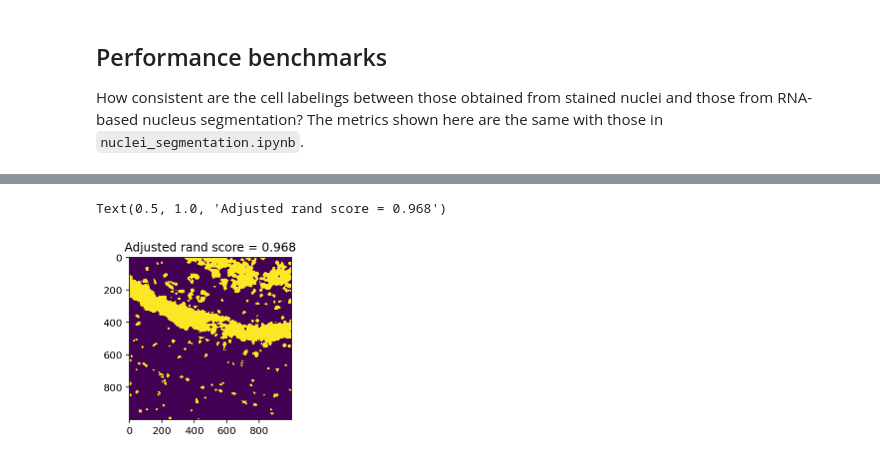
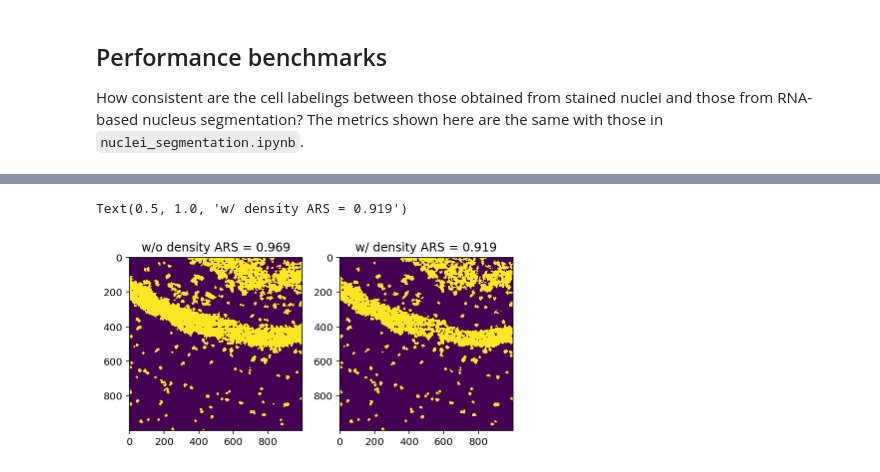
Before and after one commit to aristoteleo/spateo-notebooks, a Jupyter notebook: segmentation/cell_segmentation.ipynb, the cells around one changed output, grey strips where cells are left out. Saved outputs shown, nothing was run; the diff lists cells and outputs as text; code cells hidden in the pictures.

```diff
--- a/segmentation/cell_segmentation.ipynb
+++ b/segmentation/cell_segmentation.ipynb
@@ -124,0 +135,8 @@ with gzip.open('data/SS200000135TL_cell_labels.npz.gz', 'w') as f:
+# %%
+bins = st.pp.segmentation.segment_densities(total_bin, 5, distance_threshold=4)
+
+fig, axes = plt.subplots(ncols=2, figsize=(6, 3), tight_layout=True)
+axes[0].imshow(intronic_bin.A, vmin=0, vmax=200)
+axes[0].set_title('binned total')
+axes[1].imshow(skimage.color.label2rgb(bins))
+axes[1].set_title('UMI density clusters')
@@ -124,0 +172,10 @@ with gzip.open('data/SS200000135TL_cell_labels.npz.gz', 'w') as f:
+# %%
+est_density_watershed = st.pp.segmentation.label.watershed(total, est_density_cell_mask, nuclei_labels, 11)
+est_density_enlarged = st.pp.segmentation.label.expand_labels(est_density_watershed, 5, 400)
+
+fig, axes = plt.subplots(ncols=2, figsize=(6, 3), tight_layout=True)
+axes[0].imshow(skimage.color.label2rgb(est_density_watershed))
+axes[0].set_title('watershed')
+
+axes[1].imshow(skimage.color.label2rgb(est_density_enlarged))
+axes[1].set_title('enlarged')
@@ -125,15 +185,22 @@ with gzip.open('data/SS200000135TL_cell_labels.npz.gz', 'w') as f:
+# %%
+with gzip.open('data/SS200000135TL_cell_density_labels.npz.gz', 'w') as f:
+    np.save(f, est_density_enlarged)
 # %% [markdown]
 ## Performance benchmarks
 
 How consistent are the cell labelings between those obtained from stained nuclei and those from RNA-based nucleus segmentation? The metrics shown here are the same with those in `nuclei_segmentation.ipynb`.
 # %%
-fig, axes = plt.subplots(ncols=2, figsize=(6, 3), tight_layout=True)
+fig, axes = plt.subplots(ncols=3, figsize=(9, 3), tight_layout=True)
 enlarged_mask = enlarged > 0
 est_enlarged_mask = est_enlarged > 0
+est_density_enlarged_mask = est_density_enlarged > 0
 
 axes[0].imshow(enlarged_mask)
 axes[0].set_title('staining mask')
 
 axes[1].imshow(est_enlarged_mask)
 axes[1].set_title('RNA mask')
+
+axes[2].imshow(est_density_enlarged_mask)
+axes[2].set_title('RNA mask with density')
 # %% [output]
@@ -190,12 +287,20 @@ Text(0.5, 1.0, 'RNA labels')
 # %%
-mask = (enlarged > 0) & (est_enlarged > 0)
+mask = (enlarged_mask) & (est_enlarged_mask)
 ars = sklearn.metrics.adjusted_rand_score(
     enlarged.flatten()[mask.flatten()],
     est_enlarged.flatten()[mask.flatten()]
 )
-fig, ax = plt.subplots(figsize=(3, 3), tight_layout=True)
-ax.imshow(mask)
-ax.set_title(f'Adjusted rand score = {ars:.3f}')
+fig, axes = plt.subplots(ncols=2, figsize=(6, 3), tight_layout=True)
+axes[0].imshow(mask)
+axes[0].set_title(f'w/o density ARS = {ars:.3f}')
+
+mask = (enlarged_mask) & (est_density_enlarged_mask)
+ars = sklearn.metrics.adjusted_rand_score(
+    enlarged.flatten()[mask.flatten()],
+    est_density_enlarged.flatten()[mask.flatten()]
+)
+axes[1].imshow(mask)
+axes[1].set_title(f'w/ density ARS = {ars:.3f}')
 # %% [output]
-Text(0.5, 1.0, 'Adjusted rand score = 0.968')
+Text(0.5, 1.0, 'w/ density ARS = 0.919')
-[figure, old version]
+[figure, new version]
```
Also changed, not shown: parts of 14 cells of this notebook.
